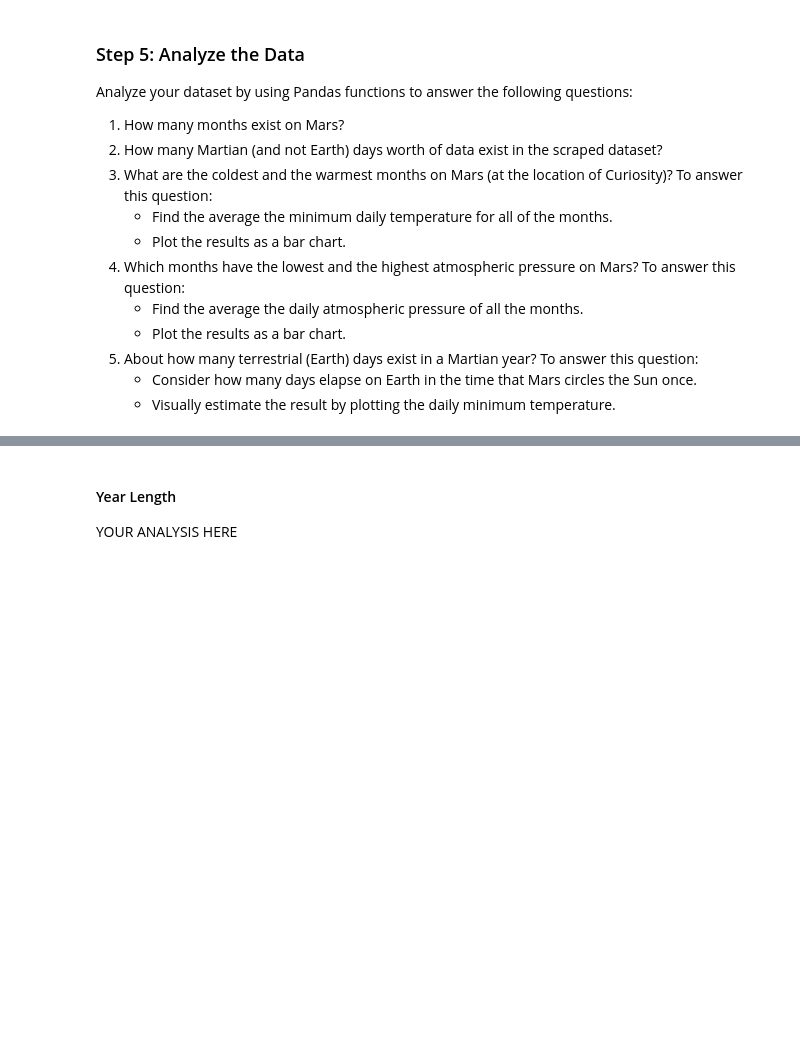
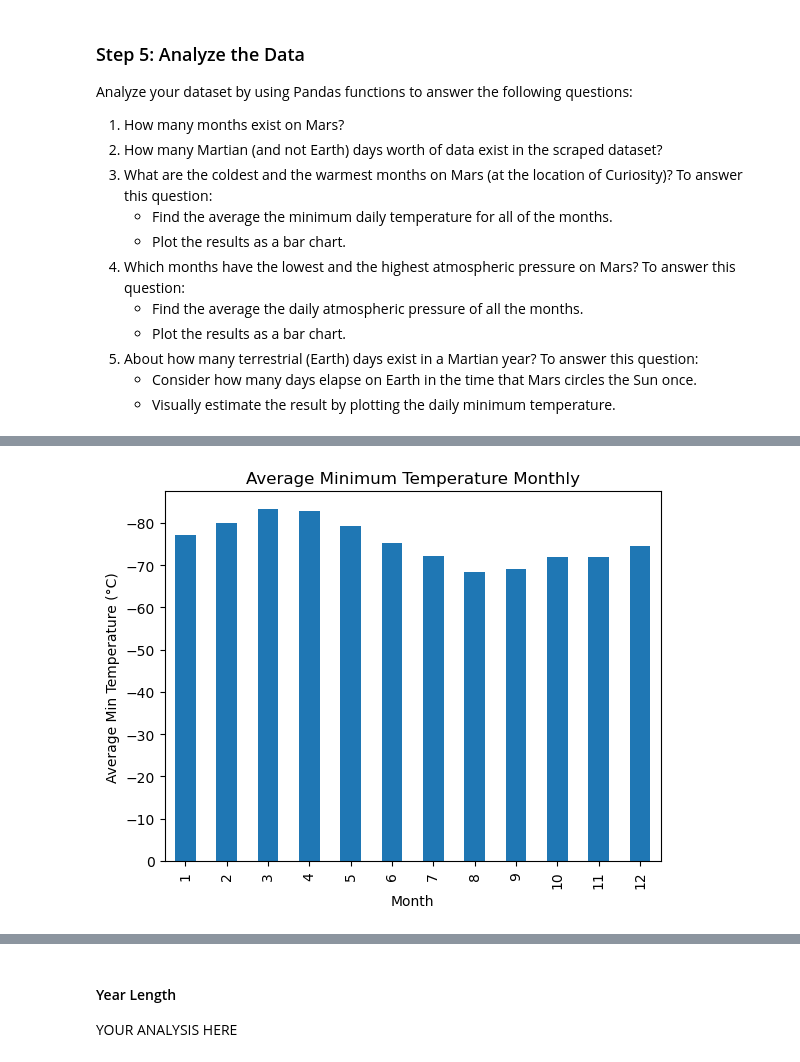
Before and after one commit to soniamoretti/11-Ch-Data-Collection, a Jupyter notebook: Starter_Code/part_2_mars_weather.ipynb, the cells around one changed output, grey strips where cells are left out. Drawn from its saved outputs; the diff is of its cells as text; code cells hidden in the pictures; blank space fills up the shorter version.

```diff
--- a/Starter_Code/part_2_mars_weather.ipynb
+++ b/Starter_Code/part_2_mars_weather.ipynb
@@ -149,2 +140,4 @@ Analyze your dataset by using Pandas functions to answer the following questions
 # %%
 # 3. What is the average minimum temperature by month?
+avg_temp_by_m = mars_df.groupby('month')['min_temp'].mean()
+avg_temp_by_m
@@ -153,2 +159,11 @@ Analyze your dataset by using Pandas functions to answer the following questions
+# %%
+# Plot the average minimum temperature by month
+avg_temp_by_m.plot(kind='bar', title='Average Minimum Temperature Monthly')
+plt.xlabel('Month')
+plt.ylabel('Average Min Temperature (°C)')
+plt.gca().invert_yaxis()  # Invert the Y-axis
+plt.show()
+# %% [output]
+[figure, added]
 # %%
 # Identify the coldest and hottest months in Curiosity's location by sorting the previous graph
```
Also changed, not shown: parts of 16 cells of this notebook.
